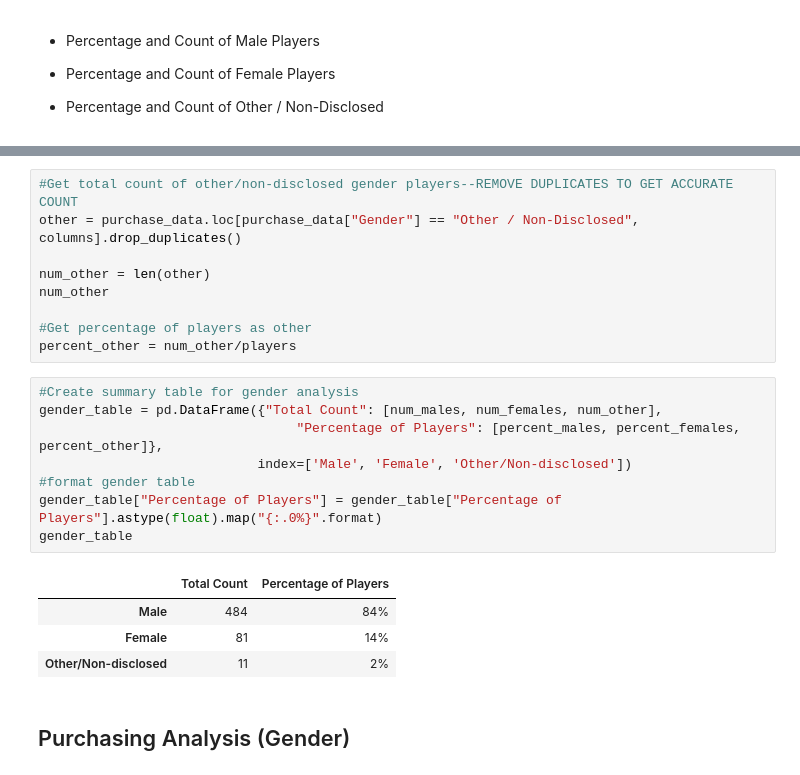
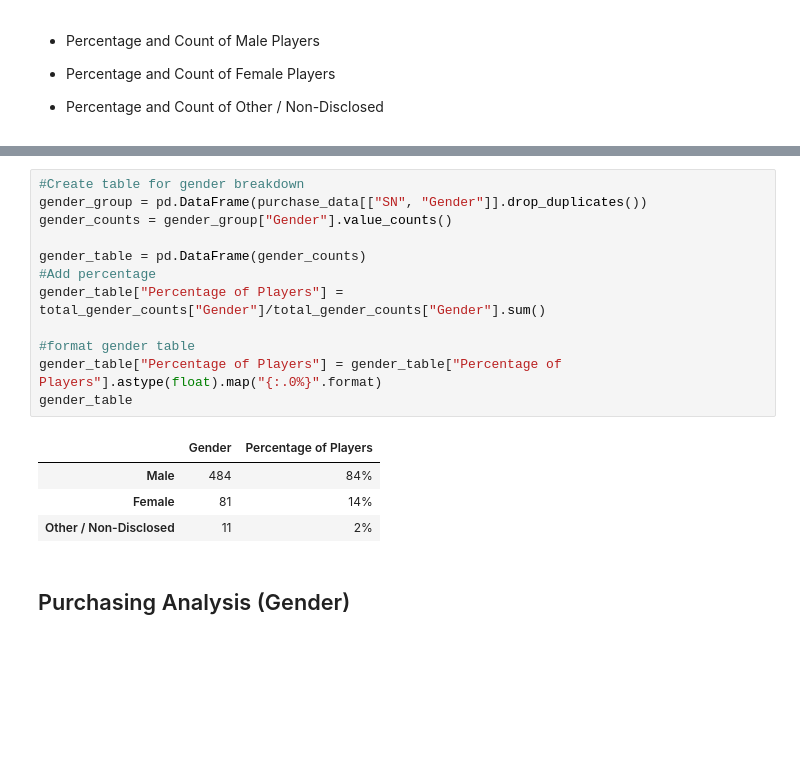
Before and after one commit to adrianstrecker/pandas-challenge, a Jupyter notebook: HeroesOfPymoli_starter.ipynb, the cells around one changed output, grey strips where cells are left out. Saved outputs shown, nothing was run; the diff lists cells and outputs as text; blank space fills up the shorter version.

```diff
--- a/HeroesOfPymoli_starter.ipynb
+++ b/HeroesOfPymoli_starter.ipynb
@@ -94,25 +78,20 @@ percent_females = num_females/players
-# %%
-#Get total count of other/non-disclosed gender players--REMOVE DUPLICATES TO GET ACCURATE COUNT
-other = purchase_data.loc[purchase_data["Gender"] == "Other / Non-Disclosed", columns].drop_duplicates()
-
-num_other = len(other)
-num_other
-
-#Get percentage of players as other
-percent_other = num_other/players
 # %%
-#Create summary table for gender analysis
-gender_table = pd.DataFrame({"Total Count": [num_males, num_females, num_other],
-                                 "Percentage of Players": [percent_males, percent_females, percent_other]},
-                            index=['Male', 'Female', 'Other/Non-disclosed'])
+#Create table for gender breakdown
+gender_group = pd.DataFrame(purchase_data[["SN", "Gender"]].drop_duplicates())
+gender_counts = gender_group["Gender"].value_counts()
+
+gender_table = pd.DataFrame(gender_counts)
+#Add percentage
+gender_table["Percentage of Players"] = total_gender_counts["Gender"]/total_gender_counts["Gender"].sum()
+
 #format gender table
 gender_table["Percentage of Players"] = gender_table["Percentage of Players"].astype(float).map("{:.0%}".format)
 gender_table
 # %% [output]
-|  | Total Count | Percentage of Players |
+|  | Gender | Percentage of Players |
 | Male | 484 | 84% |
 | Female | 81 | 14% |
-| Other/Non-disclosed | 11 | 2% |
+| Other / Non-Disclosed | 11 | 2% |
 # %% [markdown]
 
 ## Purchasing Analysis (Gender)
```
Also changed, not shown: parts of 10 cells of this notebook.
